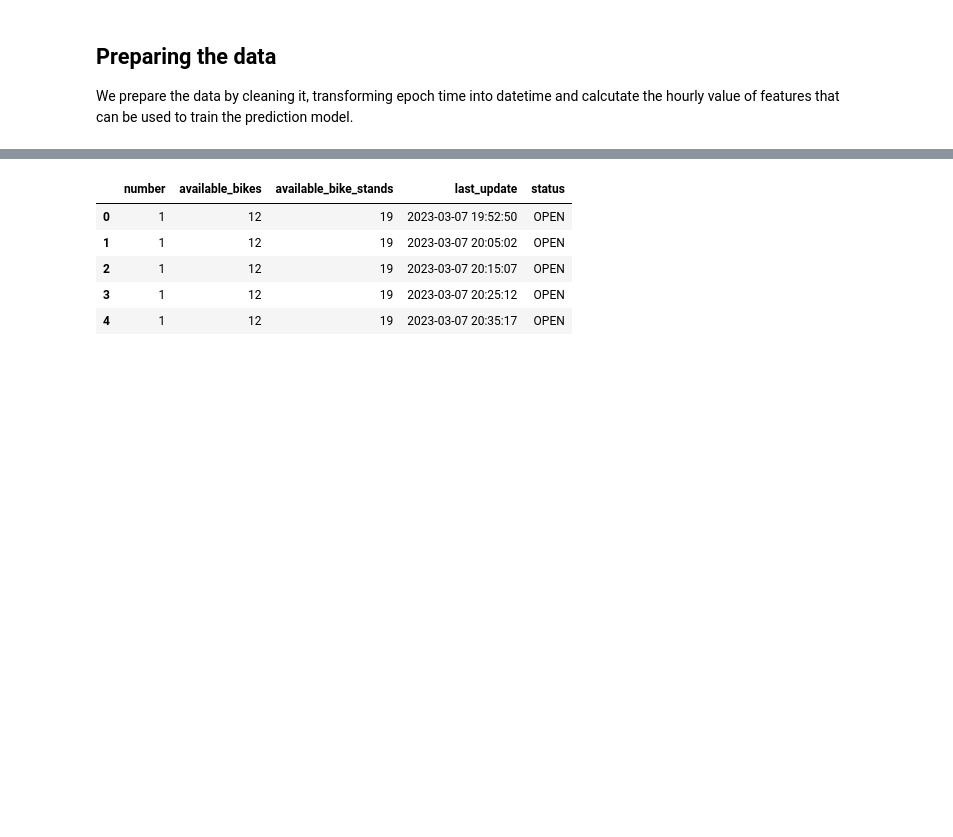
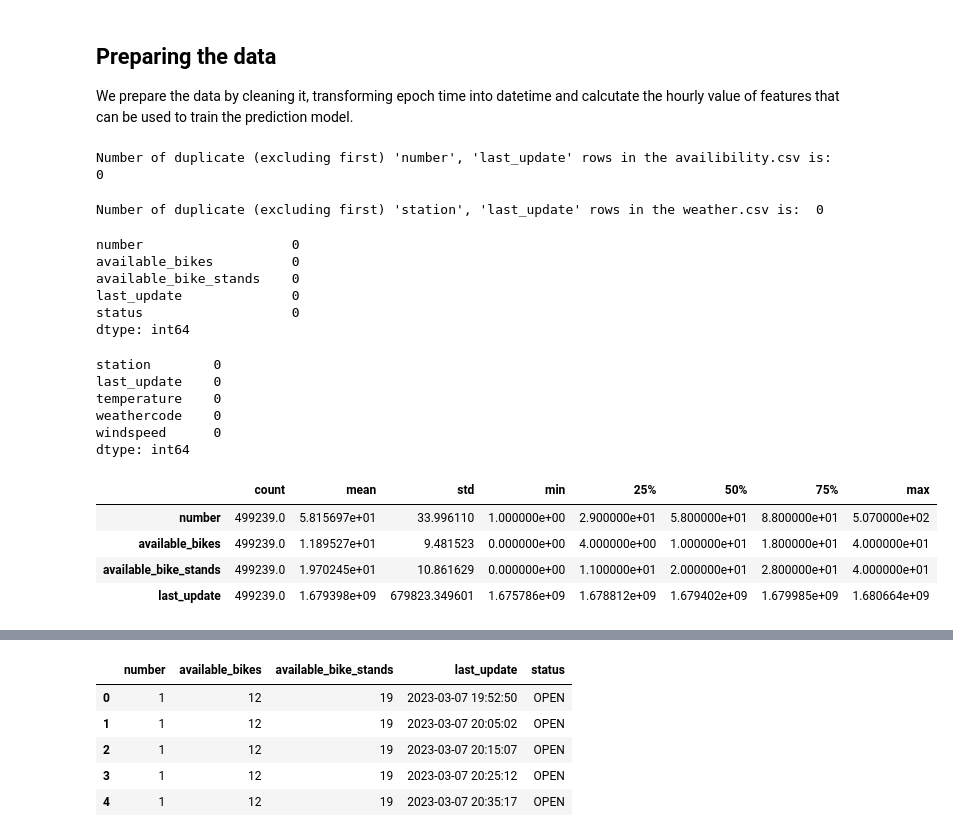
Before and after one commit to minhlynguyen/RideMate, a Jupyter notebook: model.ipynb, the cells around one changed output, grey strips where cells are left out. Saved outputs shown, nothing was run; the diff lists cells and outputs as text; code cells hidden in the pictures; blank space fills up the shorter version.

```diff
--- a/model.ipynb
+++ b/model.ipynb
@@ -50,3 +50,44 @@ dtype: object
 # %% [markdown]
 ## Preparing the data
 We prepare the data by cleaning it, transforming epoch time into datetime and calcutate the hourly value of features that can be used to train the prediction model.
+# %%
+#Print the number of duplicates of feature number and last_update
+duplicated_count = df.duplicated(subset=['number', 'last_update']).sum()
+print('Number of duplicate (excluding first) \'number\', \'last_update\' rows in the availibility.csv is: ', duplicated_count)
+# %% [output]
+Number of duplicate (excluding first) 'number', 'last_update' rows in the availibility.csv is:  0
+# %%
+#Print the number of duplicates of feature number and last_update
+duplicated_count = df.duplicated(subset=['station', 'last_update']).sum()
+print('Number of duplicate (excluding first) \'station\', \'last_update\' rows in the weather.csv is: ', duplicated_count)
+# %% [output]
+Number of duplicate (excluding first) 'station', 'last_update' rows in the weather.csv is:  0
+# %%
+# check for null values
+df.isnull().sum()
+# %% [output]
+number                   0
+available_bikes          0
+available_bike_stands    0
+last_update              0
+status                   0
+dtype: int64
+# %%
+# check for null values
+df.isnull().sum()
+# %% [output]
+station        0
+last_update    0
+temperature    0
+weathercode    0
+windspeed      0
+dtype: int64
+# %%
+# Descriptive stats for continuous features
+df.describe().T
+# %% [output]
+|  | count | mean | std | min | 25% | 50% | 75% | max |
+| number | 499239.0 | 5.815697e+01 | 33.996110 | 1.000000e+00 | 2.900000e+01 | 5.800000e+01 | 8.800000e+01 | 5.070000e+02 |
+| available_bikes | 499239.0 | 1.189527e+01 | 9.481523 | 0.000000e+00 | 4.000000e+00 | 1.000000e+01 | 1.800000e+01 | 4.000000e+01 |
+| available_bike_stands | 499239.0 | 1.970245e+01 | 10.861629 | 0.000000e+00 | 1.100000e+01 | 2.000000e+01 | 2.800000e+01 | 4.000000e+01 |
+| last_update | 499239.0 | 1.679398e+09 | 679823.349601 | 1.675786e+09 | 1.678812e+09 | 1.679402e+09 | 1.679985e+09 | 1.680664e+09 |
```
Also changed, not shown: parts of 4 cells of this notebook.
